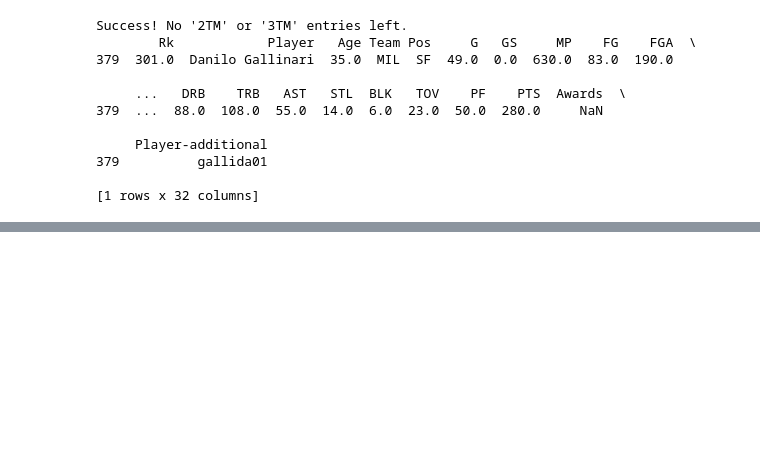
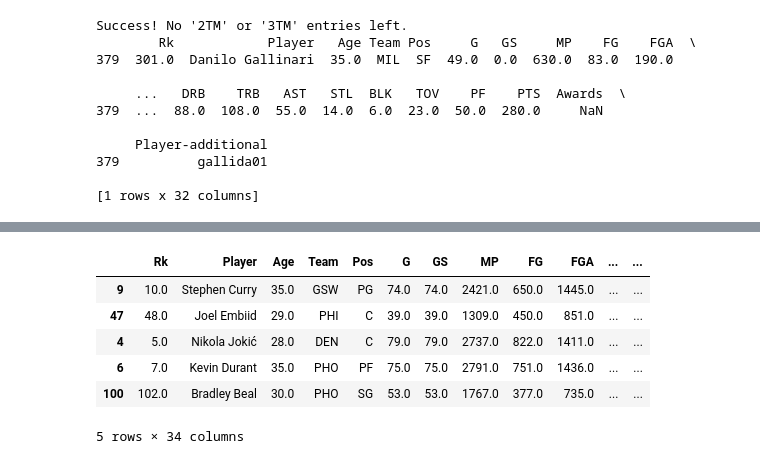
Before and after one commit to ndruwi/BBallComp, a Jupyter notebook: datacollection.ipynb, the cells around one changed output, grey strips where cells are left out. Saved outputs shown, nothing was run; the diff lists cells and outputs as text; code cells hidden in the pictures; blank space fills up the shorter version.

```diff
--- a/datacollection.ipynb
+++ b/datacollection.ipynb
@@ -179,0 +217,12 @@ print(data.columns)
+# %%
+# Look at top salaries
+top_salaries = data.sort_values(by='Salary', ascending=False)
+top_salaries.head()
+# %% [output]
+|  | Rk | Player | Age | Team | Pos | G | GS | MP | FG | FGA | ... | ... |
+| 9 | 10.0 | Stephen Curry | 35.0 | GSW | PG | 74.0 | 74.0 | 2421.0 | 650.0 | 1445.0 | ... | ... |
+| 47 | 48.0 | Joel Embiid | 29.0 | PHI | C | 39.0 | 39.0 | 1309.0 | 450.0 | 851.0 | ... | ... |
+| 4 | 5.0 | Nikola Jokić | 28.0 | DEN | C | 79.0 | 79.0 | 2737.0 | 822.0 | 1411.0 | ... | ... |
+| 6 | 7.0 | Kevin Durant | 35.0 | PHO | PF | 75.0 | 75.0 | 2791.0 | 751.0 | 1436.0 | ... | ... |
+| 100 | 102.0 | Bradley Beal | 30.0 | PHO | SG | 53.0 | 53.0 | 1767.0 | 377.0 | 735.0 | ... | ... |
+5 rows × 34 columns
```
Also changed, not shown: parts of 8 cells of this notebook, 1 other file.
